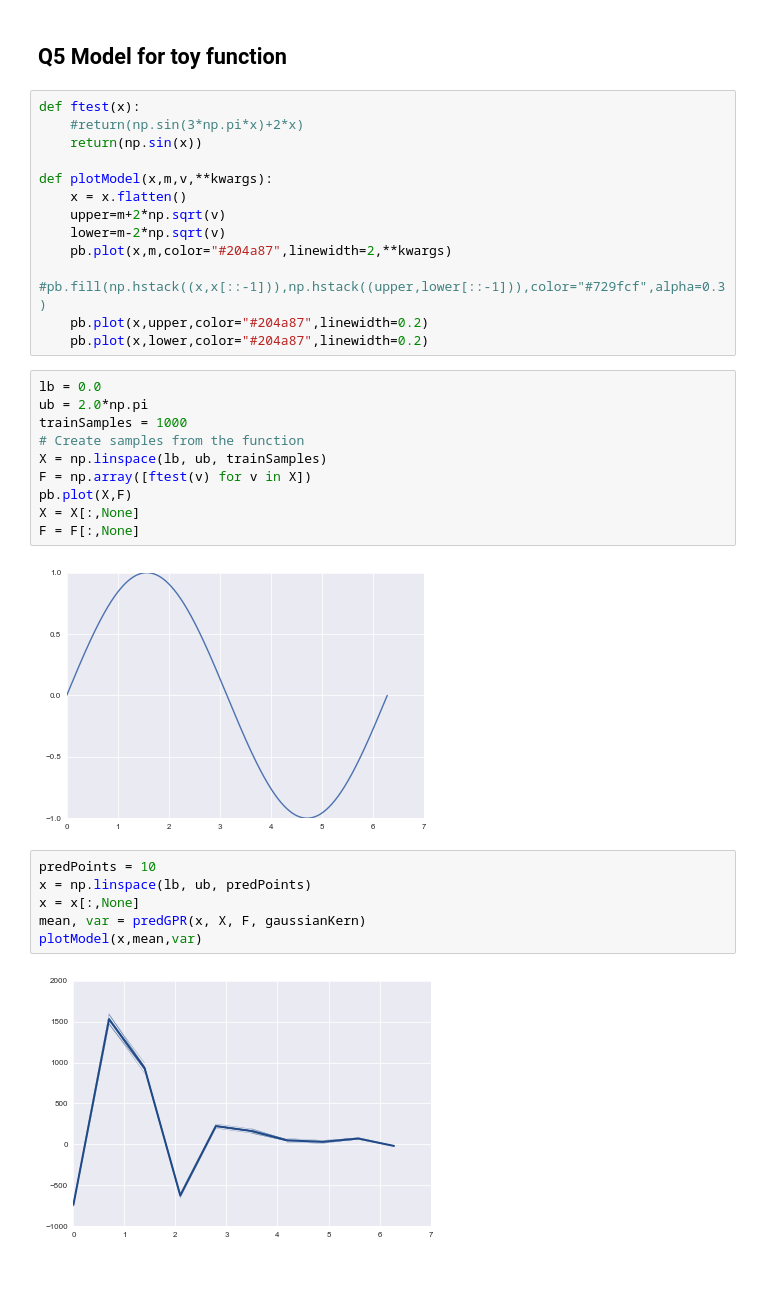
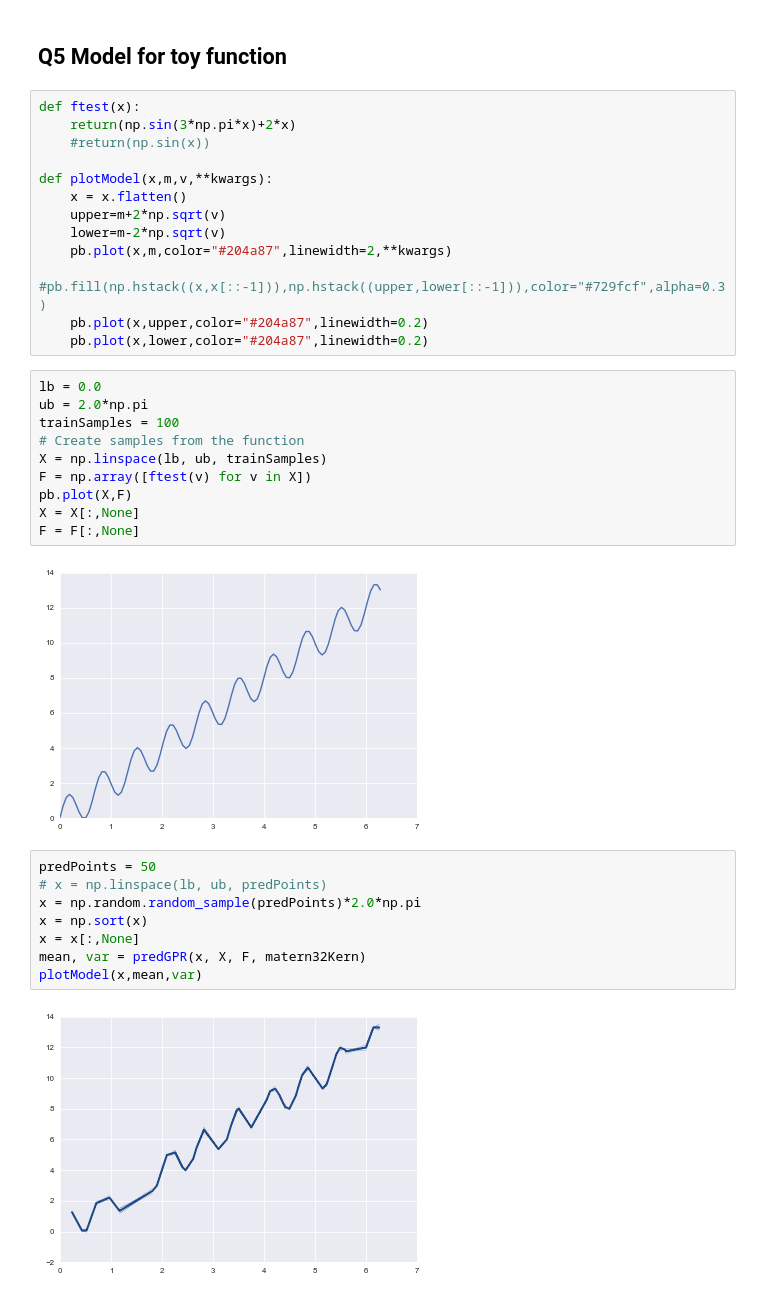
Before and after one commit to ggutierrez/SMFO, a Jupyter notebook: lab1/Lab1LinearRegression.ipynb, the cells around one changed output. Cells and saved outputs as stored; diff of their text form.

```diff
--- a/lab1/Lab1LinearRegression.ipynb
+++ b/lab1/Lab1LinearRegression.ipynb
@@ -527,8 +517,8 @@ def GPR(x,X,F,kern,**kwargs):
 ## Q5 Model for toy function
 # %%
 def ftest(x):
-    #return(np.sin(3*np.pi*x)+2*x)
-    return(np.sin(x))
+    return(np.sin(3*np.pi*x)+2*x)
+    #return(np.sin(x))
 
 def plotModel(x,m,v,**kwargs):
     x = x.flatten()
@@ -541,7 +531,7 @@ def plotModel(x,m,v,**kwargs):
 # %%
 lb = 0.0
 ub = 2.0*np.pi
-trainSamples = 1000
+trainSamples = 100
 # Create samples from the function
 X = np.linspace(lb, ub, trainSamples)
 F = np.array([ftest(v) for v in X])
@@ -549,12 +539,14 @@ pb.plot(X,F)
 X = X[:,None]
 F = F[:,None]
 # %% [output]
-[figure, old version]
+[figure, new version]
 # %%
-predPoints = 10
-x = np.linspace(lb, ub, predPoints)
+predPoints = 50
+# x = np.linspace(lb, ub, predPoints)
+x = np.random.random_sample(predPoints)*2.0*np.pi
+x = np.sort(x)
 x = x[:,None]
-mean, var = predGPR(x, X, F, gaussianKern)
+mean, var = predGPR(x, X, F, matern32Kern)
 plotModel(x,mean,var)
 # %% [output]
-[figure, old version]
+[figure, new version]
```
Also changed, not shown: parts of 1 cell of this notebook.
